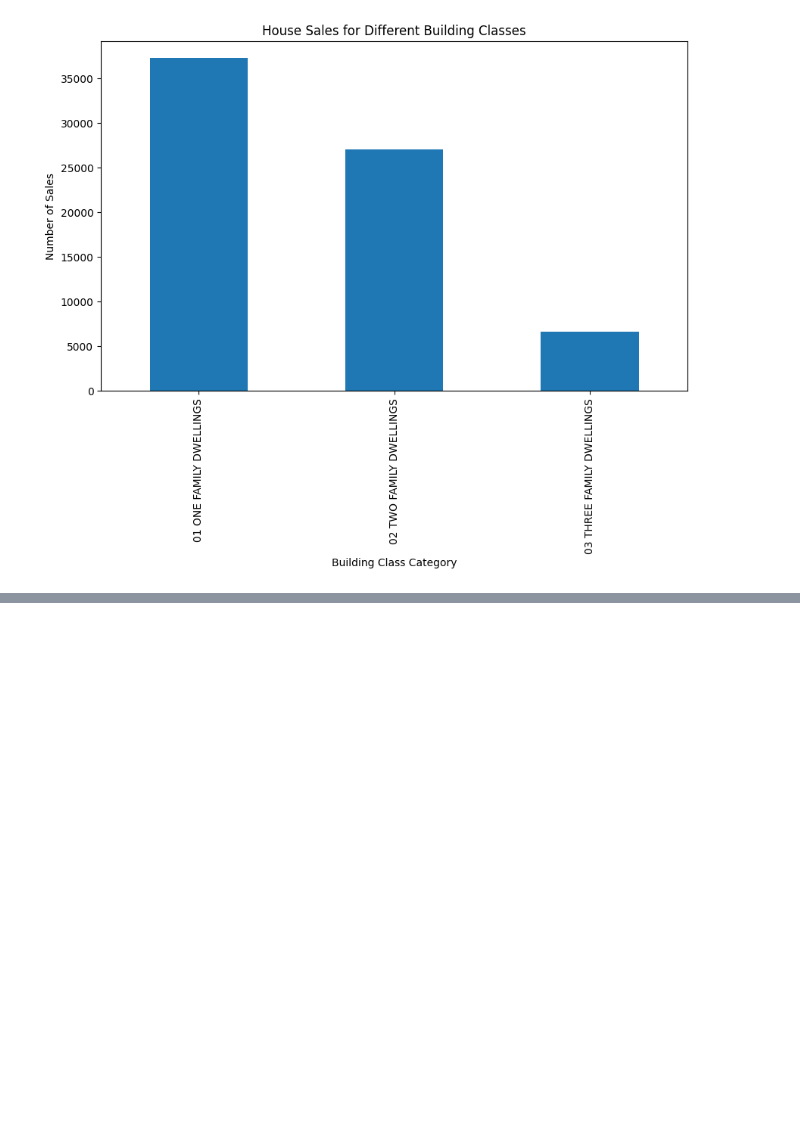
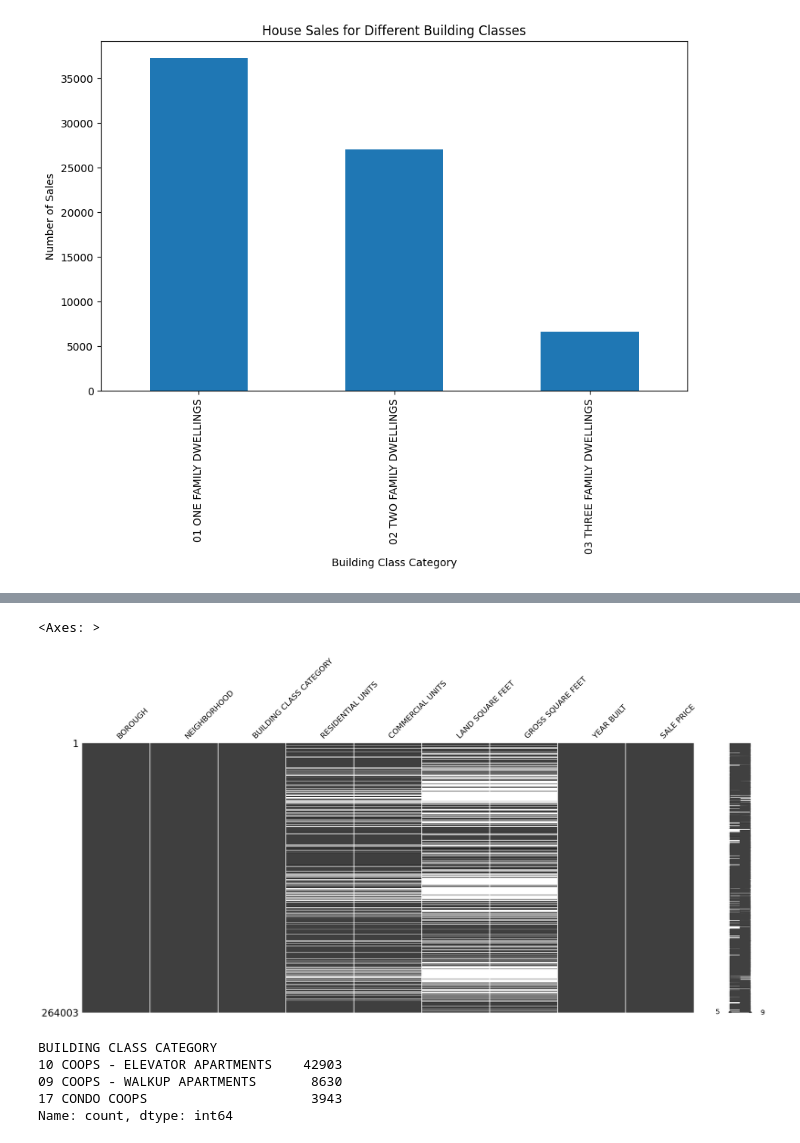
Before and after one commit to SiyungCho/NYC_Housing_Analysis, a Jupyter notebook: clean_notebook.ipynb, the cells around one changed output, grey strips where cells are left out. Saved outputs shown, nothing was run; the diff lists cells and outputs as text; code cells hidden in the pictures; blank space fills up the shorter version.

```diff
--- a/clean_notebook.ipynb
+++ b/clean_notebook.ipynb
@@ -702,0 +774,4 @@ house_sales_bargraph(df_filtered)
+# %%
+columns_to_keep = ['BOROUGH', 'NEIGHBORHOOD', 'BUILDING CLASS CATEGORY', 'RESIDENTIAL UNITS',
+                   'COMMERCIAL UNITS', 'LAND SQUARE FEET', 'GROSS SQUARE FEET', 'YEAR BUILT', 'SALE PRICE']
+df_subset = df[columns_to_keep]
@@ -702,0 +801,14 @@ house_sales_bargraph(df_filtered)
+# %%
+msno.matrix(df_subset)
+# %% [output]
+<Axes: >
+[figure, added]
+# %%
+#print the building types that have missing residential units
+print(df_subset[df_subset['RESIDENTIAL UNITS'].isnull()]['BUILDING CLASS CATEGORY'].value_counts())
+# %% [output]
+BUILDING CLASS CATEGORY
+10 COOPS - ELEVATOR APARTMENTS    42903
+09 COOPS - WALKUP APARTMENTS       8630
+17 CONDO COOPS                     3943
+Name: count, dtype: int64
```
Also changed, not shown: parts of 20 cells of this notebook.
